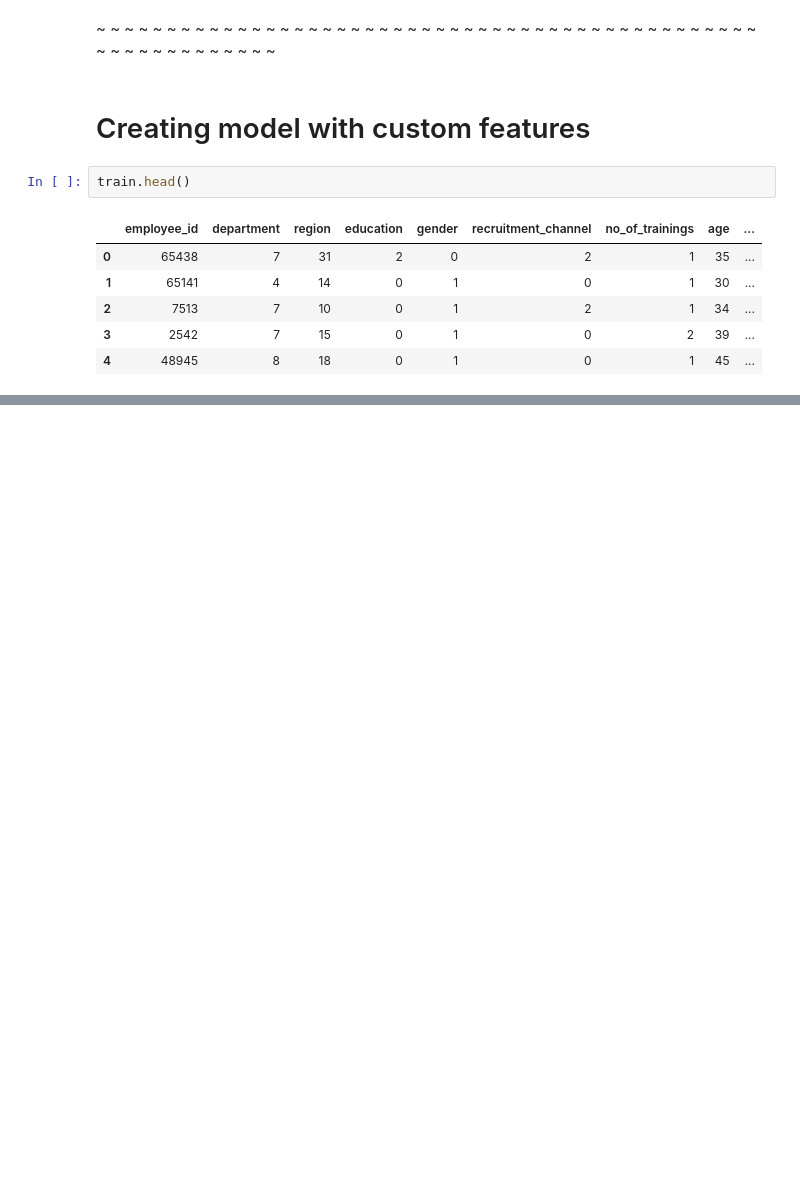
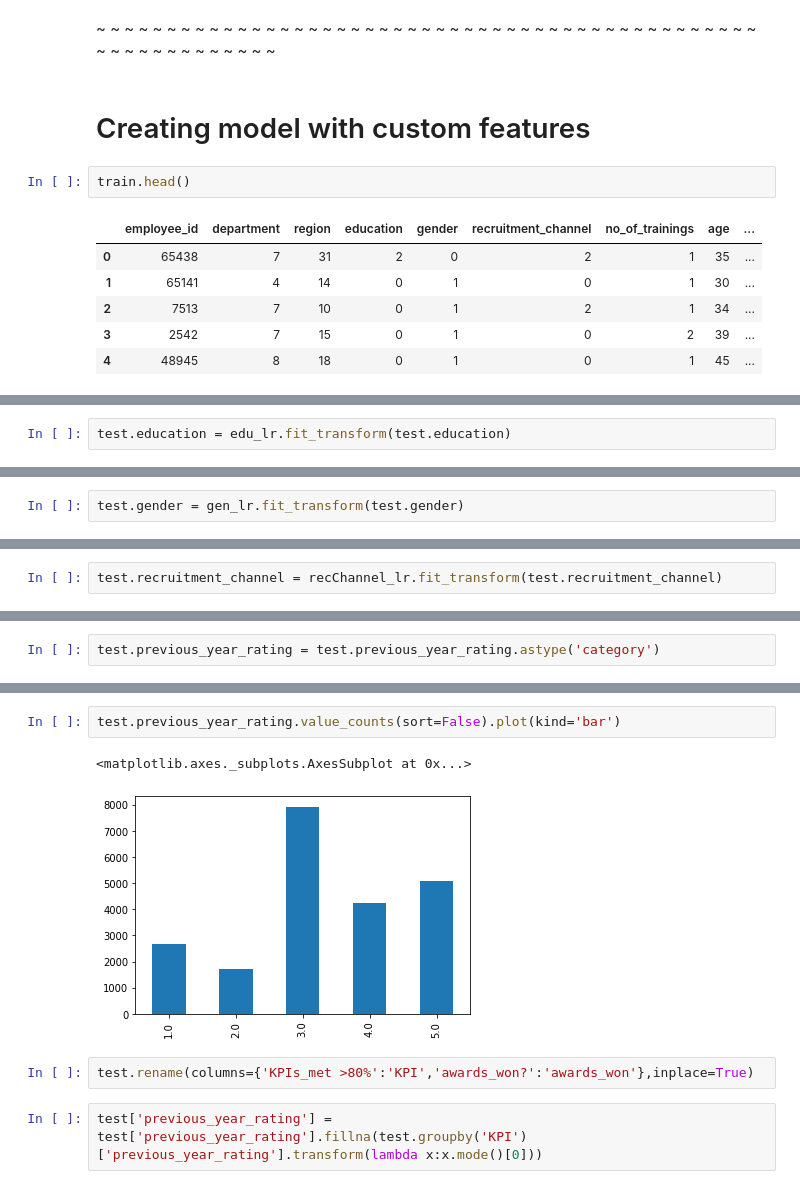
Before and after one commit to PraneethVasarla/HR-Analytics, a Jupyter notebook: HR Analytics.ipynb, the cells around one changed output, grey strips where cells are left out. Cells and saved outputs as stored; diff of their text form; blank space fills up the shorter version.

```diff
--- a/HR Analytics.ipynb
+++ b/HR Analytics.ipynb
@@ -1022,0 +1195,2 @@ train.head()
+# %%
+test.education = edu_lr.fit_transform(test.education)
@@ -1022,0 +1208,2 @@ train.head()
+# %%
+test.gender = gen_lr.fit_transform(test.gender)
@@ -1022,0 +1221,2 @@ train.head()
+# %%
+test.recruitment_channel = recChannel_lr.fit_transform(test.recruitment_channel)
@@ -1022,0 +1260,2 @@ train.head()
+# %%
+test.previous_year_rating = test.previous_year_rating.astype('category')
@@ -1022,0 +1279,9 @@ train.head()
+# %%
+test.previous_year_rating.value_counts(sort=False).plot(kind='bar')
+# %% [output]
+<matplotlib.axes._subplots.AxesSubplot at 0x...>
+[figure, added]
+# %%
+test.rename(columns={'KPIs_met >80%':'KPI','awards_won?':'awards_won'},inplace=True)
+# %%
+test['previous_year_rating'] = test['previous_year_rating'].fillna(test.groupby('KPI')['previous_year_rating'].transform(lambda x:x.mode()[0]))
```
Also changed, not shown: parts of 85 cells of this notebook, 3 other files.
